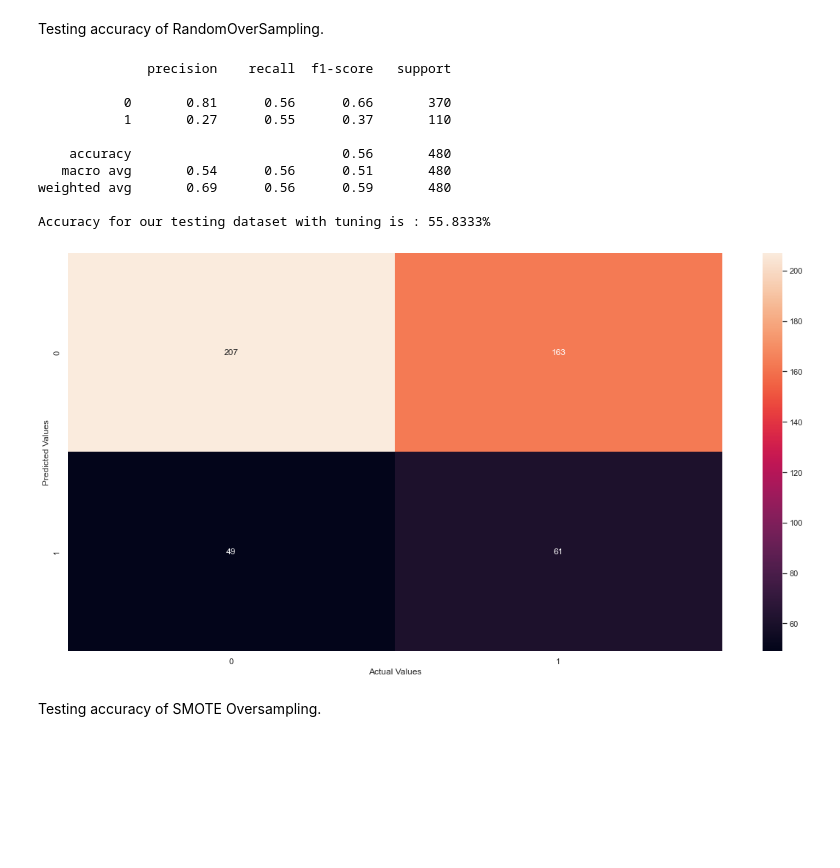
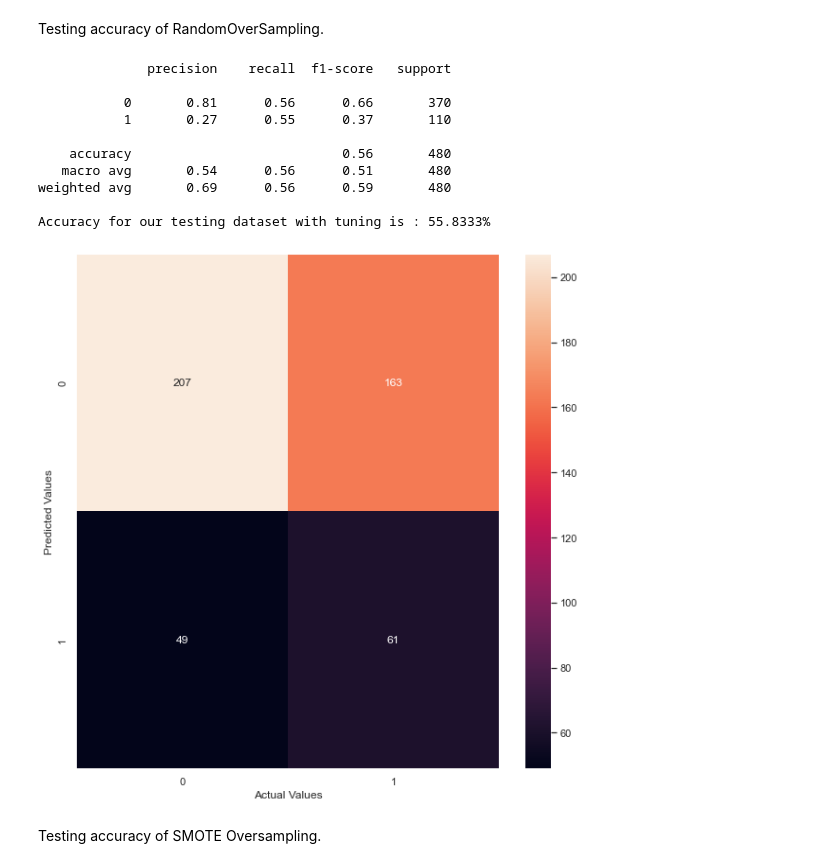
Before and after one commit to derpflections/AIML_BankDefaultClassification, a Jupyter notebook: index_classification.ipynb, the cells around one changed output. Cells and saved outputs as stored; diff of their text form; code cells hidden in the pictures; blank space fills up the shorter version.

```diff
--- a/index_classification.ipynb
+++ b/index_classification.ipynb
@@ -432,26 +434,28 @@ Testing accuracy of RandomOverSampling.
 # %%
 ros_knn = KNeighborsClassifier(n_jobs = -1, n_neighbors= 15)
 ros_knn.fit(X_ros, y_ros)
 y_ros_pred = ros_knn.predict(X_test)
 test_accuracy=accuracy_score(y_test, y_ros_pred)*100
 
-ax = sns.heatmap(confusion_matrix(y_test, y_ros_pred), annot= True, fmt = "g")
+fig, ax = plt.subplots(figsize = (10,10))
+sns.heatmap(confusion_matrix(y_test, y_ros_pred), annot= True, fmt = "g", ax = ax)
 print(metrics.classification_report(y_test,  y_ros_pred))
 
 ax.set(ylabel = "Predicted Values", xlabel = "Actual Values")
+
 print("Accuracy for our testing dataset with tuning is : {:.4f}%".format(test_accuracy) )
 # %% [output]
               precision    recall  f1-score   support
 
            0       0.81      0.56      0.66       370
            1       0.27      0.55      0.37       110
 
     accuracy                           0.56       480
    macro avg       0.54      0.56      0.51       480
 weighted avg       0.69      0.56      0.59       480
 
 Accuracy for our testing dataset with tuning is : 55.8333%
-[figure, old version]
+[figure, new version]
 # %% [markdown]
 Testing accuracy of SMOTE Oversampling.
 # %%
```
Also changed, not shown: parts of 40 cells of this notebook, 4 other files.
